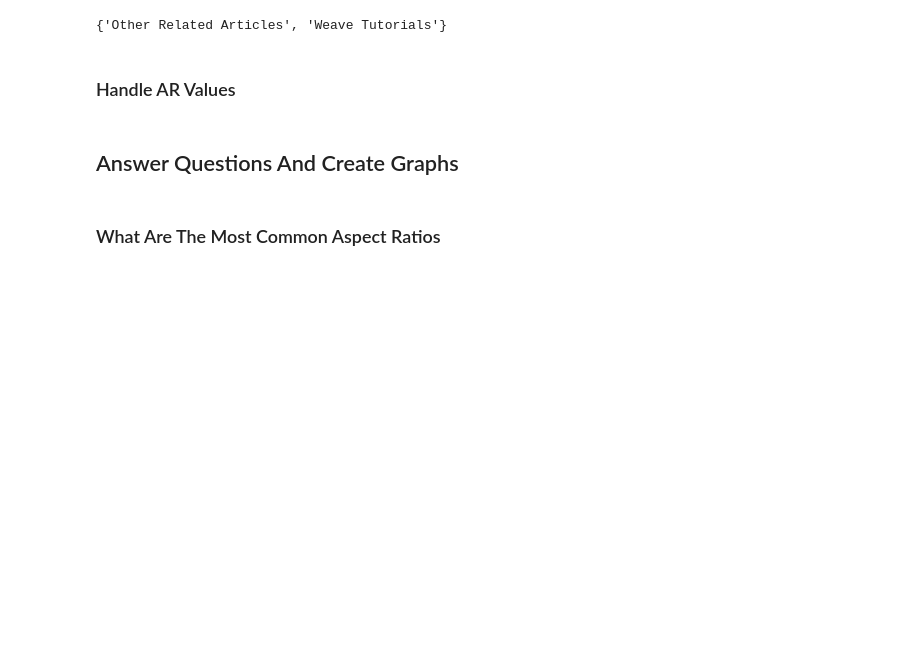
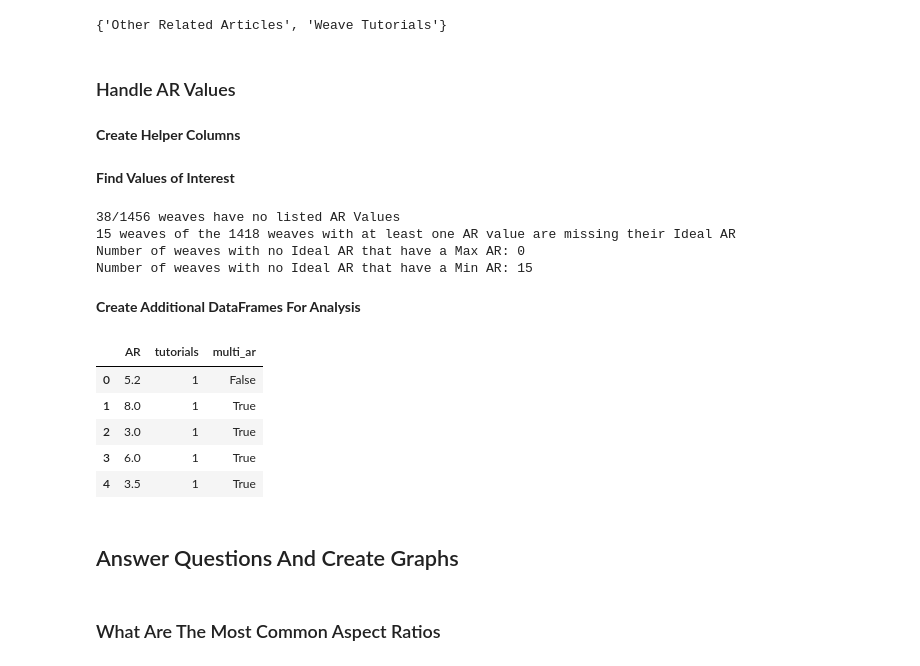
Before and after one commit to moaatt2/chainmail_stats, a Jupyter notebook: Notebooks/process_data.ipynb, the cells around one changed output. Saved outputs shown, nothing was run; the diff lists cells and outputs as text; code cells hidden in the pictures; blank space fills up the shorter version.

Commit message:
Added some exploration of AR values and created a better dataset for graphing.

```diff
--- a/Notebooks/process_data.ipynb
+++ b/Notebooks/process_data.ipynb
@@ -89,6 +89,8 @@ df['Num Tutorials'] = df['Articles'].apply(count_tutorials)
 # df['Articles'].apply(lambda d : len(d.get('Weave Tutorials', list())) if d else 0)
 # %% [markdown]
 ### Handle AR Values
+# %% [markdown]
+**Create Helper Columns**
 # %%
 
 # Create a column denoting if the record has an AR value
@@ -105,6 +107,78 @@ multi_min = df['Min AR'].str.contains('\|')
 multi_max = df['Max AR'].str.contains('\|')
 
 df['Has Multiple AR Values'] = (multi_ideal | multi_min | multi_max)
+# %% [markdown]
+**Find Values of Interest**
+# %%
+
+# Count number weaves with no AR values provided
+noAR = len(df[~df['Has AR Value']])
+print(f"{noAR}/{len(df)} weaves have no listed AR Values")
+
+# Of The weaves with AR values how many don't have Ideal AR values
+noIdeal = len(df[ideal_empty * df['Has AR Value']])
+withAR = len(df[df['Has AR Value']])
+print(f"{noIdeal} weaves of the {withAR} weaves with at least one AR value are missing their Ideal AR")
+
+# Investigate cases with no Ideal AR that have a Max AR
+noIdealMax = len(df[ideal_empty & ~max_empty])
+print(f"Number of weaves with no Ideal AR that have a Max AR: {noIdealMax}")
+
+#  Investigate cases with no Ideal AR that have a Min AR
+noIdealMin = len(df[ideal_empty & ~min_empty])
+print(f"Number of weaves with no Ideal AR that have a Min AR: {noIdealMin}")
+# %% [output]
+38/1456 weaves have no listed AR Values
+15 weaves of the 1418 weaves with at least one AR value are missing their Ideal AR
+Number of weaves with no Ideal AR that have a Max AR: 0
+Number of weaves with no Ideal AR that have a Min AR: 15
+# %% [markdown]
+**Create Additional DataFrames For Analysis**
+# %%
+
+# Initialize empty list
+ar_vals = list()
+
+# Turn weave record into appropriate rows for ar_df
+def test(record: pd.core.series.Series) -> None:
+    if record['Has AR Value']:
+        # Chose a single AR value to represent the weave - using Min AR as fallback due to earlier exploration
+        ideal_ar = record['Ideal AR']
+        min_ar = record['Min AR']
+        ar_val = ideal_ar if ideal_ar != '' else min_ar
+
+        # clean up AR value string
+        ar_val = ar_val.replace('..', '.')
+        ar_val = ar_val.replace('?', '')
+
+        # Get Values of interest
+        tutorials = record['Num Tutorials']
+        multi_ar = record['Has Multiple AR Values']
+
+        # Add AR values to
+        for val in ar_val.split('|'):
+            if val:
+                row = {
+                    'AR': float(val),
+                    'tutorials': tutorials,
+                    'multi_ar': multi_ar,
+                }
+
+                ar_vals.append(row)
+
+# Iterate through df to create data for AR DataFrame
+_ = df.apply(test, axis=1)
+
+# Create and display AR Data Frame
+ar_df = pd.DataFrame(ar_vals)
+ar_df.head()
+# %% [output]
+|  | AR | tutorials | multi_ar |
+| 0 | 5.2 | 1 | False |
+| 1 | 8.0 | 1 | True |
+| 2 | 3.0 | 1 | True |
+| 3 | 6.0 | 1 | True |
+| 4 | 3.5 | 1 | True |
 # %% [markdown]
 ## Answer Questions And Create Graphs
 # %% [markdown]
```
Also changed, not shown: parts of 1 cell of this notebook.
